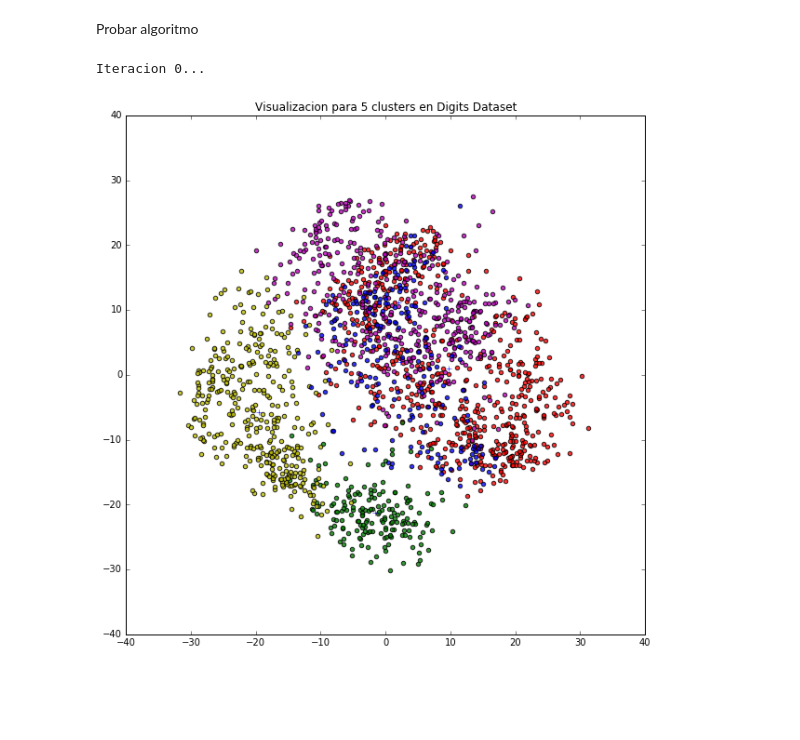
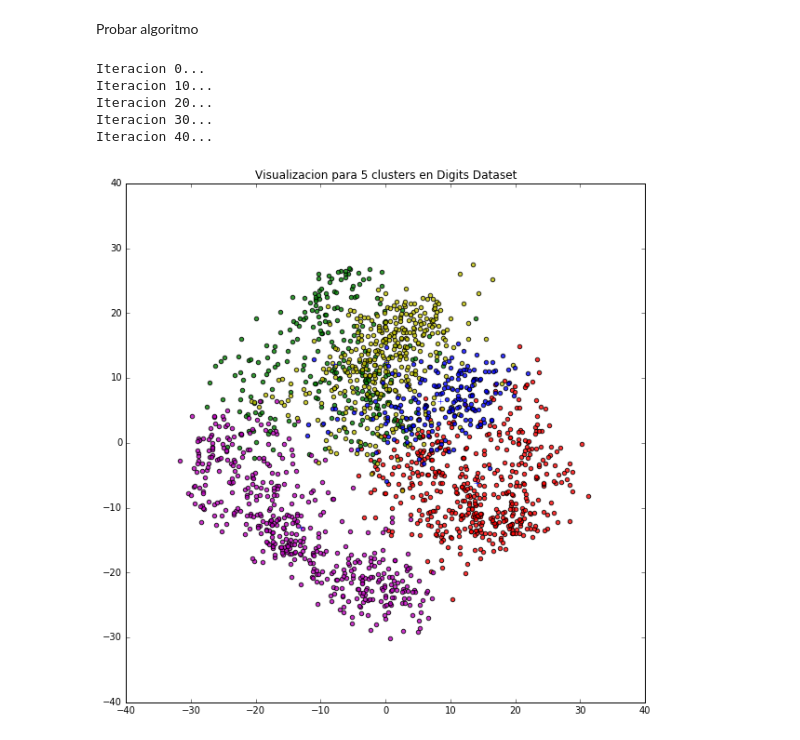
Before and after one commit to ronaldahmed/hackspace-class, a Jupyter notebook: machine learning/laboratorios/Lab4.Kmeans Clustering.ipynb, the cells around one changed output. Cells and saved outputs as stored; diff of their text form; code cells hidden in the pictures; blank space fills up the shorter version.

```diff
--- a/machine learning/laboratorios/Lab4.Kmeans Clustering.ipynb
+++ b/machine learning/laboratorios/Lab4.Kmeans Clustering.ipynb
@@ -64,21 +65,9 @@ def KMeans(X,K,nro_iteraciones=100,eps=1e-4):
 
     for _iter in range(nro_iteraciones):
         # Asignar cluster id del centroide mas cercano
-        for i in range(N):
-            xi = X[i,:]
-            distances = []
-            for k in range(K):
-                mu = centroids[k,:]
-                dist = np.linalg.norm(xi-mu)
-                distances.append( dist )
-            distances = np.array(distances)
-            k_ids[i] = distances.argmin()
+
 
         # Actualizar Centroides
-        for k in range(K):
-            xk = X[k_ids==k,:]
-            muk = xk.mean(axis=0)
-            centroids[k,:] = muk
 
 
         if _iter%10 == 0:
@@ -88,9 +77,13 @@ def KMeans(X,K,nro_iteraciones=100,eps=1e-4):
 Probar algoritmo
 # %%
 K=5
-k_ids,centroids = KMeans(X,K,10)
+k_ids,centroids = KMeans(X,K,50)
 
 plot_clusters(X,K,k_ids,centroids)
 # %% [output]
 Iteracion 0...
+Iteracion 10...
+Iteracion 20...
+Iteracion 30...
+Iteracion 40...
-[figure, old version]
+[figure, new version]
```
Also changed, not shown: parts of 1 cell of this notebook, 4 other files.
